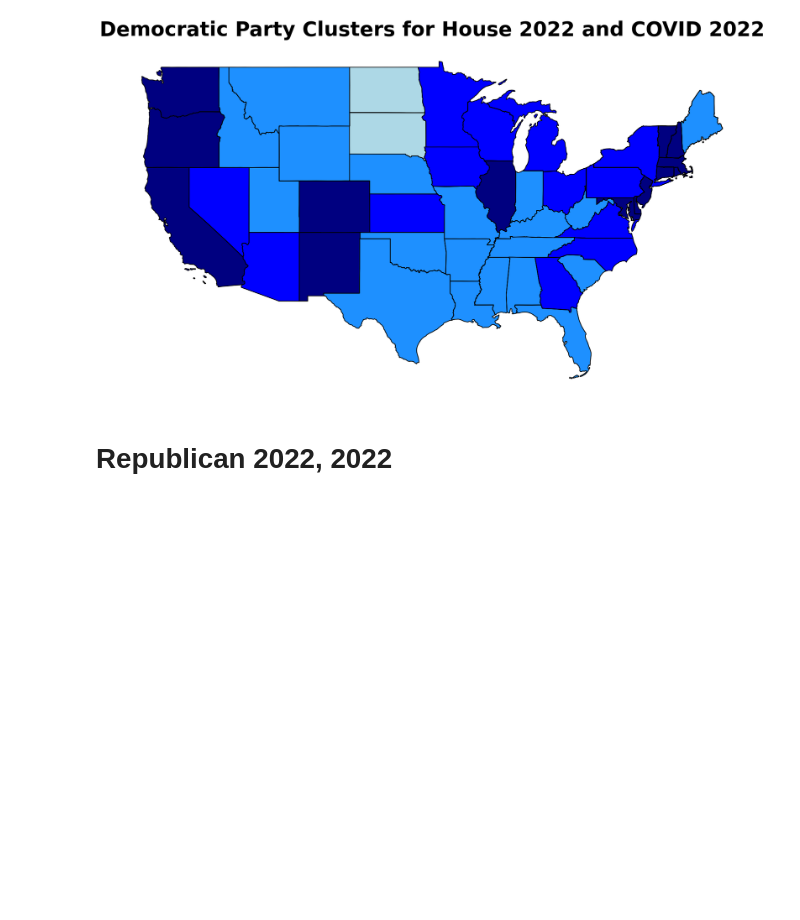
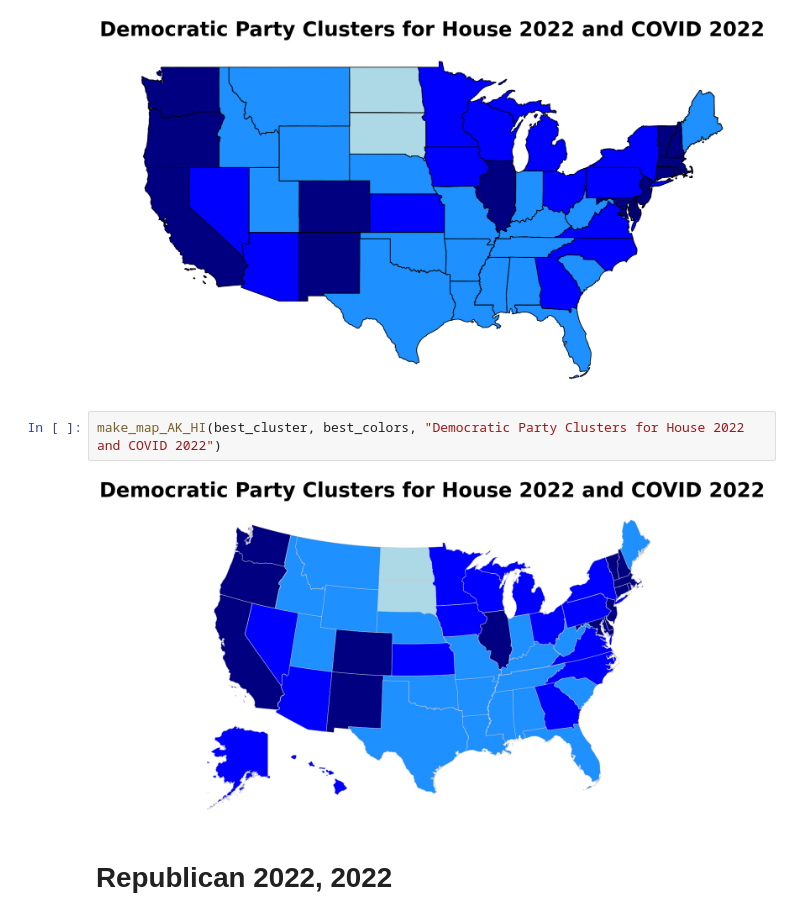
Before and after one commit to IanSinColorado/PoliticsAndCovid, a Jupyter notebook: dataCompression.ipynb, the cells around one changed output. Saved outputs shown, nothing was run; the diff lists cells and outputs as text; blank space fills up the shorter version.

```diff
--- a/dataCompression.ipynb
+++ b/dataCompression.ipynb
@@ -918,6 +974,10 @@ print(cases_norm[2022][s])
 make_map(best_cluster, best_colors, "Democratic Party Clusters for House 2022 and COVID 2022")
 # %% [output]
 [figure]
+# %%
+make_map_AK_HI(best_cluster, best_colors, "Democratic Party Clusters for House 2022 and COVID 2022")
+# %% [output]
+[figure, added]
 # %% [markdown]
 # Republican 2022, 2022
 # %%
```
Also changed, not shown: parts of 8 cells of this notebook.
